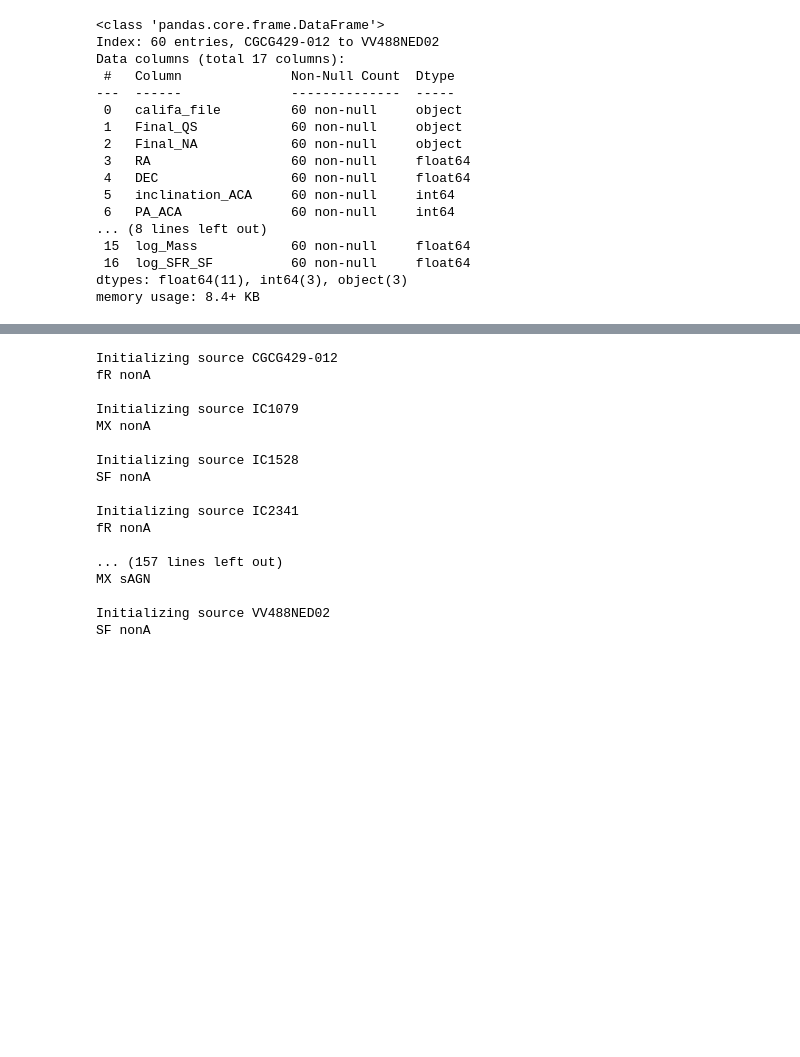
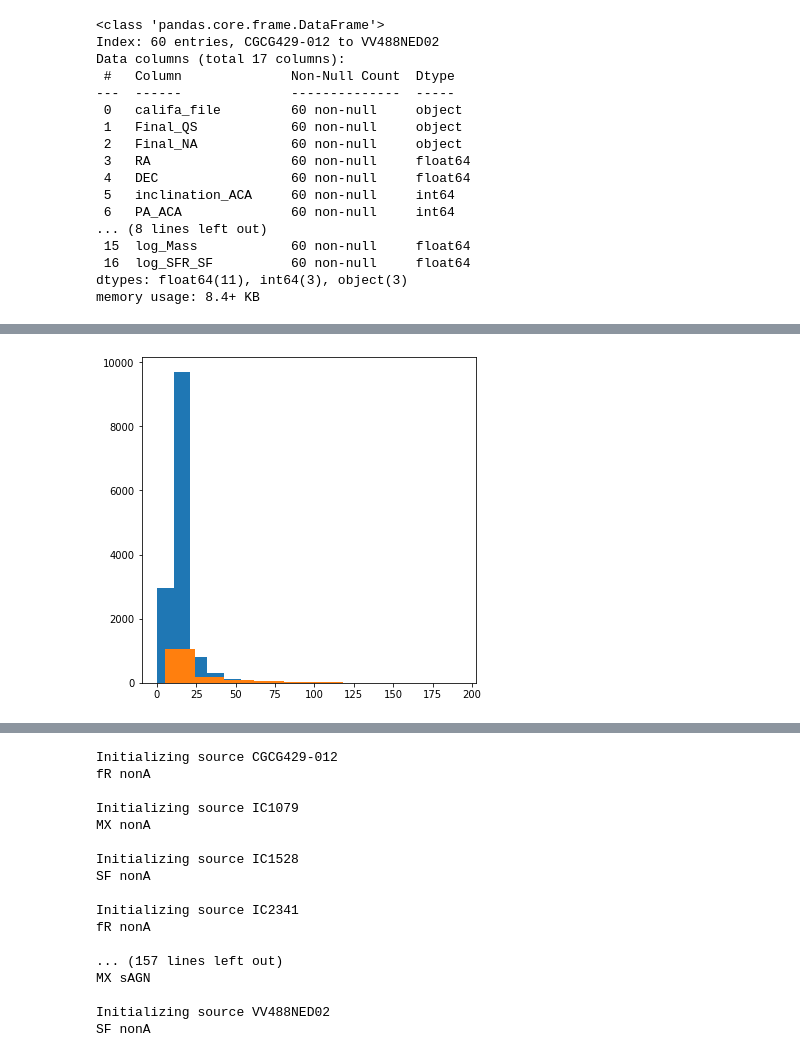
Before and after one commit to Bruno-Rodriguez/quenching-nearby-galaxies, a Jupyter notebook: create_database.ipynb, the cells around one changed output, grey strips where cells are left out. Saved outputs shown, nothing was run; the diff lists cells and outputs as text; code cells hidden in the pictures; blank space fills up the shorter version.

```diff
--- a/create_database.ipynb
+++ b/create_database.ipynb
@@ -564,0 +326,7 @@ Initializing source VV488NED02
+# %%
+fig,ax = plt.subplots(figsize=(6,6))
+ax.hist(eS_Mstar[S_Mstar>0])
+ax.hist(eS_Mstar_rep[S_Mstar_rep>0])
+plt.show()
+# %% [output]
+[figure, added]
```
Also changed, not shown: parts of 87 cells of this notebook.
